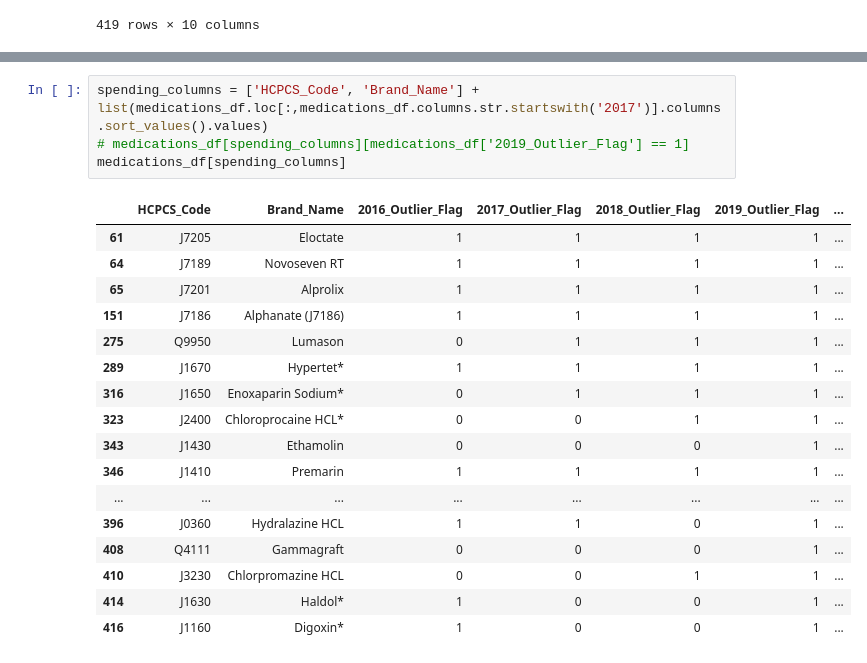
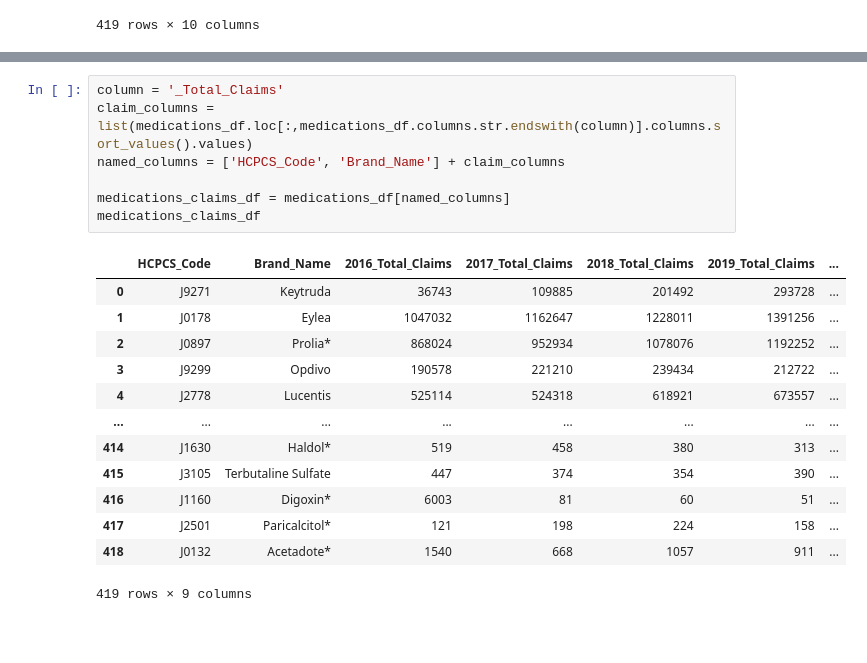
Before and after one commit to algermosen/uconn-project-1, a Jupyter notebook: total_spending.ipynb, the cells around one changed output, grey strips where cells are left out. Saved outputs shown, nothing was run; the diff lists cells and outputs as text; blank space fills up the shorter version.

```diff
--- a/total_spending.ipynb
+++ b/total_spending.ipynb
@@ -94,22 +271,21 @@ print(spending_columns)
 # %%
-spending_columns = ['HCPCS_Code', 'Brand_Name'] + list(medications_df.loc[:,medications_df.columns.str.startswith('2017')].columns.sort_values().values)
-# medications_df[spending_columns][medications_df['2019_Outlier_Flag'] == 1]
-medications_df[spending_columns]
+column = '_Total_Claims'
+claim_columns = list(medications_df.loc[:,medications_df.columns.str.endswith(column)].columns.sort_values().values)
+named_columns = ['HCPCS_Code', 'Brand_Name'] + claim_columns
+
+medications_claims_df = medications_df[named_columns]
+medications_claims_df
 # %% [output]
-|  | HCPCS_Code | Brand_Name | 2016_Outlier_Flag | 2017_Outlier_Flag | 2018_Outlier_Flag | 2019_Outlier_Flag | ... |
-| 61 | J7205 | Eloctate | 1 | 1 | 1 | 1 | ... |
-| 64 | J7189 | Novoseven RT | 1 | 1 | 1 | 1 | ... |
-| 65 | J7201 | Alprolix | 1 | 1 | 1 | 1 | ... |
-| 151 | J7186 | Alphanate (J7186) | 1 | 1 | 1 | 1 | ... |
-| 275 | Q9950 | Lumason | 0 | 1 | 1 | 1 | ... |
-| 289 | J1670 | Hypertet* | 1 | 1 | 1 | 1 | ... |
-| 316 | J1650 | Enoxaparin Sodium* | 0 | 1 | 1 | 1 | ... |
-| 323 | J2400 | Chloroprocaine HCL* | 0 | 0 | 1 | 1 | ... |
-| 343 | J1430 | Ethamolin | 0 | 0 | 0 | 1 | ... |
-| 346 | J1410 | Premarin | 1 | 1 | 1 | 1 | ... |
+|  | HCPCS_Code | Brand_Name | 2016_Total_Claims | 2017_Total_Claims | 2018_Total_Claims | 2019_Total_Claims | ... |
+| 0 | J9271 | Keytruda | 36743 | 109885 | 201492 | 293728 | ... |
+| 1 | J0178 | Eylea | 1047032 | 1162647 | 1228011 | 1391256 | ... |
+| 2 | J0897 | Prolia* | 868024 | 952934 | 1078076 | 1192252 | ... |
+| 3 | J9299 | Opdivo | 190578 | 221210 | 239434 | 212722 | ... |
+| 4 | J2778 | Lucentis | 525114 | 524318 | 618921 | 673557 | ... |
 | ... | ... | ... | ... | ... | ... | ... | ... |
-| 396 | J0360 | Hydralazine HCL | 1 | 1 | 0 | 1 | ... |
-| 408 | Q4111 | Gammagraft | 0 | 0 | 0 | 1 | ... |
-| 410 | J3230 | Chlorpromazine HCL | 0 | 0 | 1 | 1 | ... |
-| 414 | J1630 | Haldol* | 1 | 0 | 0 | 1 | ... |
-| 416 | J1160 | Digoxin* | 1 | 0 | 0 | 1 | ... |
+| 414 | J1630 | Haldol* | 519 | 458 | 380 | 313 | ... |
+| 415 | J3105 | Terbutaline Sulfate | 447 | 374 | 354 | 390 | ... |
+| 416 | J1160 | Digoxin* | 6003 | 81 | 60 | 51 | ... |
+| 417 | J2501 | Paricalcitol* | 121 | 198 | 224 | 158 | ... |
+| 418 | J0132 | Acetadote* | 1540 | 668 | 1057 | 911 | ... |
+419 rows × 9 columns
```
Also changed, not shown: parts of 14 cells of this notebook, 1 other file.
